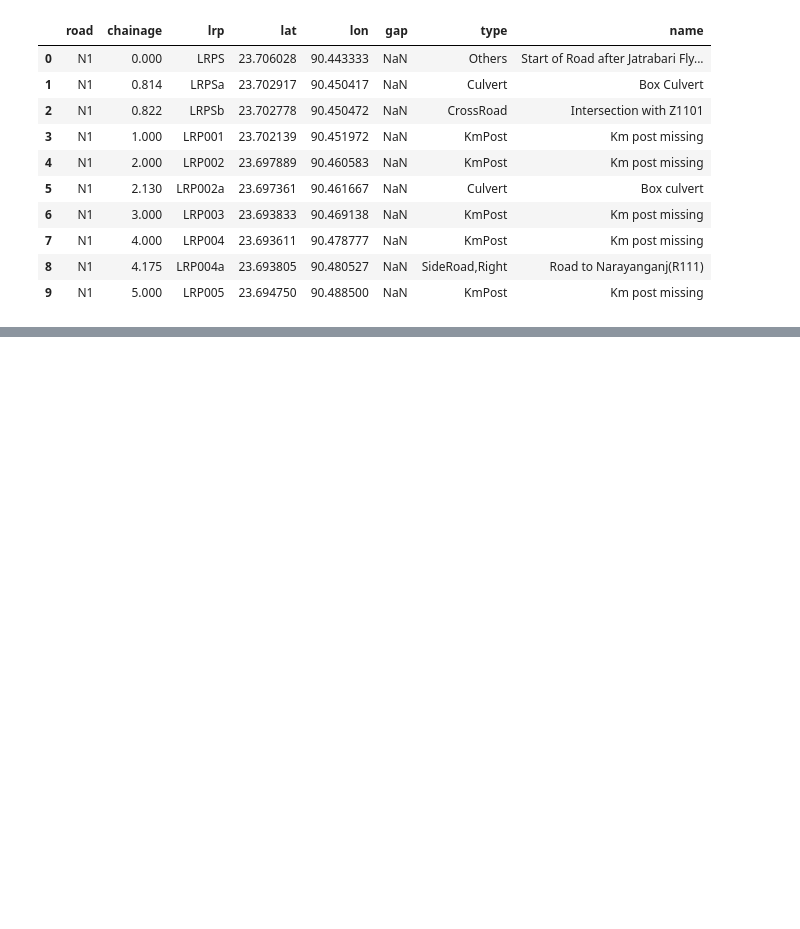
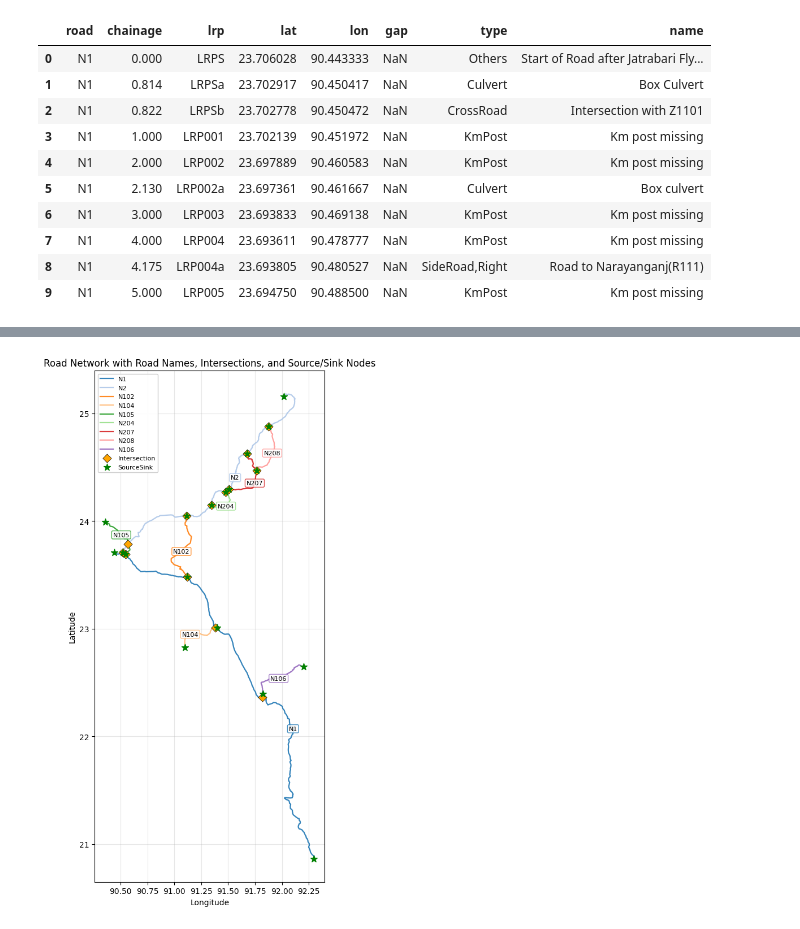
Before and after one commit to taufik-my/ASIM_Team14, a Jupyter notebook: EPA133a-G14-A3/notebook/network_data_preparation.ipynb, the cells around one changed output, grey strips where cells are left out. Cells and saved outputs as stored; diff of their text form; code cells hidden in the pictures; blank space fills up the shorter version.

```diff
--- a/EPA133a-G14-A3/notebook/network_data_preparation.ipynb
+++ b/EPA133a-G14-A3/notebook/network_data_preparation.ipynb
@@ -599 +685,65 @@ Summary: 17 sourcesinks, 26 intersections, 737 bridges, 3302 links
+# %%
+# Visualize roads (as lines), road names, intersections, and sourcesinks
+
+fig, ax = plt.subplots(figsize=(14, 10))
+
+# Assign a distinct color per road
+palette = plt.cm.tab20.colors
+road_colors = {road_name: palette[i % len(palette)] for i, road_name in enumerate(road_list)}
+
+# Build and draw road centerlines from network nodes
+for road_name in road_list:
+    rd_plot = df_road_file[
+        (df_road_file["road"] == road_name)
+        & (df_road_file["model_type"].isin(["link", "bridge", "sourcesink"]))
+    ].sort_values("id")
+
+    if rd_plot.empty:
+        continue
+
+    color = road_colors[road_name]
+    ax.plot(
+        rd_plot["lon"], rd_plot["lat"],
+        color=color, linewidth=1.6, alpha=0.9, label=road_name
+    )
+
+    # Label each road near its midpoint
+    mid_idx = len(rd_plot) // 2
+    mid_row = rd_plot.iloc[mid_idx]
+    ax.text(
+        mid_row["lon"], mid_row["lat"], road_name,
+        fontsize=8, ha="center", va="center",
+        bbox=dict(boxstyle="round,pad=0.2", fc="white", ec=color, alpha=0.8),
+        zorder=6
+    )
+
+# Plot intersections (deduplicated by shared id for cleaner view)
+intersections_plot = intersections.drop_duplicates(subset=["id"])
+ax.scatter(
+    intersections_plot["lon"], intersections_plot["lat"],
+    s=60, color="orange", marker="D", edgecolors="black", linewidth=0.5,
+    label="Intersection", zorder=7
+)
+
+# Plot sourcesinks
+ax.scatter(
+    sourcesinks["lon"], sourcesinks["lat"],
+    s=80, color="green", marker="*", label="SourceSink", zorder=8
+)
+
+ax.set_xlabel("Longitude")
+ax.set_ylabel("Latitude")
+ax.set_title("Road Network with Road Names, Intersections, and Source/Sink Nodes")
+ax.grid(True, alpha=0.3)
+ax.set_aspect("equal")
+
+# Deduplicate legend entries (road names + node types)
+handles, labels = ax.get_legend_handles_labels()
+by_label = dict(zip(labels, handles))
+ax.legend(by_label.values(), by_label.keys(), fontsize=8, loc="upper left", framealpha=0.95)
+
+plt.tight_layout()
+plt.show()
+# %% [output]
+[figure, added]
 # %% [markdown]
```
Also changed, not shown: parts of 7 cells of this notebook.
